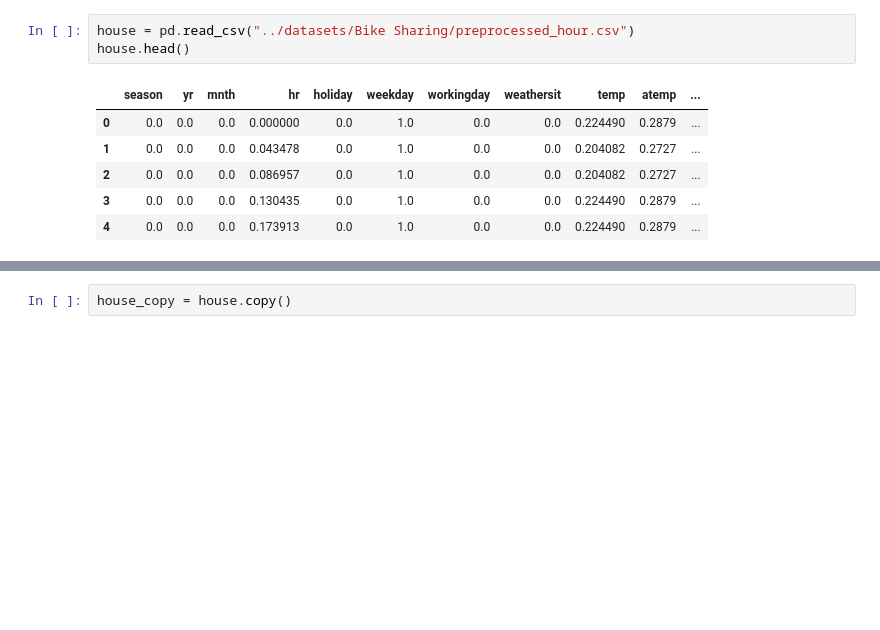
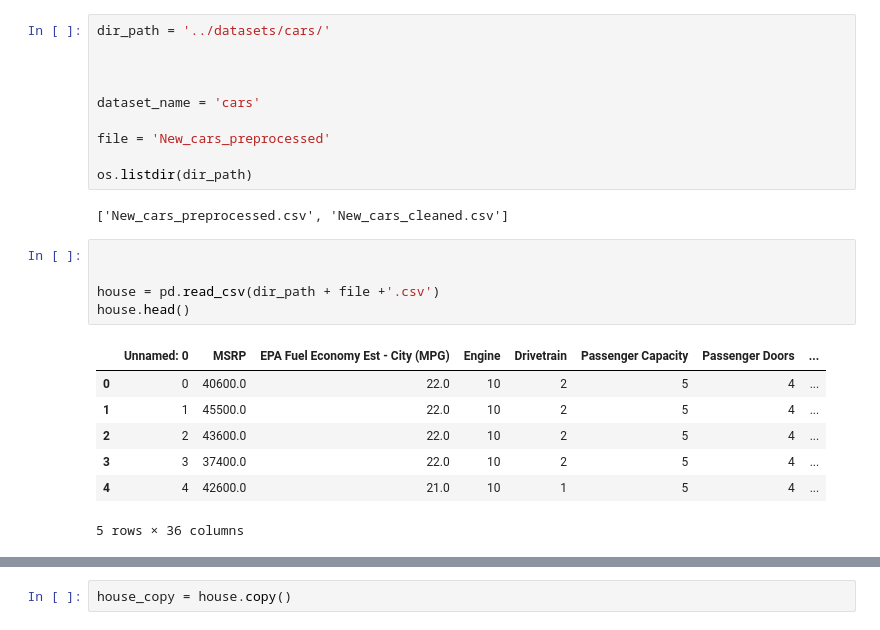
Before and after one commit to jorgedelpozolerida/KDS_Statistics_GroupProject, a Jupyter notebook: src/random_forest_bike_sharing.ipynb, the cells around one changed output, grey strips where cells are left out. Drawn from its saved outputs; the diff is of its cells as text; blank space fills up the shorter version.

```diff
--- a/src/random_forest_bike_sharing.ipynb
+++ b/src/random_forest_bike_sharing.ipynb
@@ -11,10 +32,25 @@ from sklearn.ensemble import RandomForestRegressor
+# %%
+dir_path = '../datasets/cars/'
+
+
+
+dataset_name = 'cars'
+
+file = 'New_cars_preprocessed'
+
+os.listdir(dir_path)
+# %% [output]
+['New_cars_preprocessed.csv', 'New_cars_cleaned.csv']
 # %%
-house = pd.read_csv("../datasets/Bike Sharing/preprocessed_hour.csv")
+
+
+house = pd.read_csv(dir_path + file +'.csv')
 house.head()
 # %% [output]
-|  | season | yr | mnth | hr | holiday | weekday | workingday | weathersit | temp | atemp | ... |
-| 0 | 0.0 | 0.0 | 0.0 | 0.000000 | 0.0 | 1.0 | 0.0 | 0.0 | 0.224490 | 0.2879 | ... |
-| 1 | 0.0 | 0.0 | 0.0 | 0.043478 | 0.0 | 1.0 | 0.0 | 0.0 | 0.204082 | 0.2727 | ... |
-| 2 | 0.0 | 0.0 | 0.0 | 0.086957 | 0.0 | 1.0 | 0.0 | 0.0 | 0.204082 | 0.2727 | ... |
-| 3 | 0.0 | 0.0 | 0.0 | 0.130435 | 0.0 | 1.0 | 0.0 | 0.0 | 0.224490 | 0.2879 | ... |
-| 4 | 0.0 | 0.0 | 0.0 | 0.173913 | 0.0 | 1.0 | 0.0 | 0.0 | 0.224490 | 0.2879 | ... |
+|  | Unnamed: 0 | MSRP | EPA Fuel Economy Est - City (MPG) | Engine | Drivetrain | Passenger Capacity | Passenger Doors | ... |
+| 0 | 0 | 40600.0 | 22.0 | 10 | 2 | 5 | 4 | ... |
+| 1 | 1 | 45500.0 | 22.0 | 10 | 2 | 5 | 4 | ... |
+| 2 | 2 | 43600.0 | 22.0 | 10 | 2 | 5 | 4 | ... |
+| 3 | 3 | 37400.0 | 22.0 | 10 | 2 | 5 | 4 | ... |
+| 4 | 4 | 42600.0 | 21.0 | 10 | 1 | 5 | 4 | ... |
+5 rows × 36 columns
```
Also changed, not shown: parts of 22 cells of this notebook, 4 other files.
